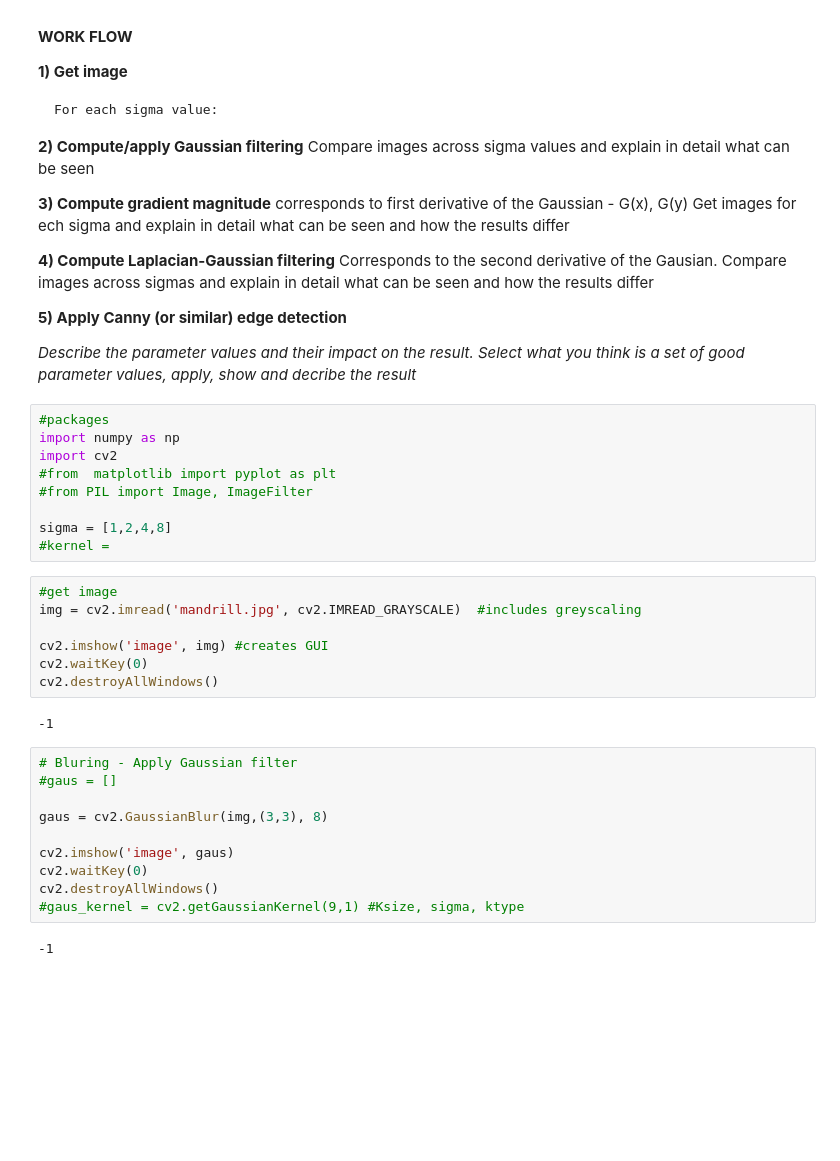
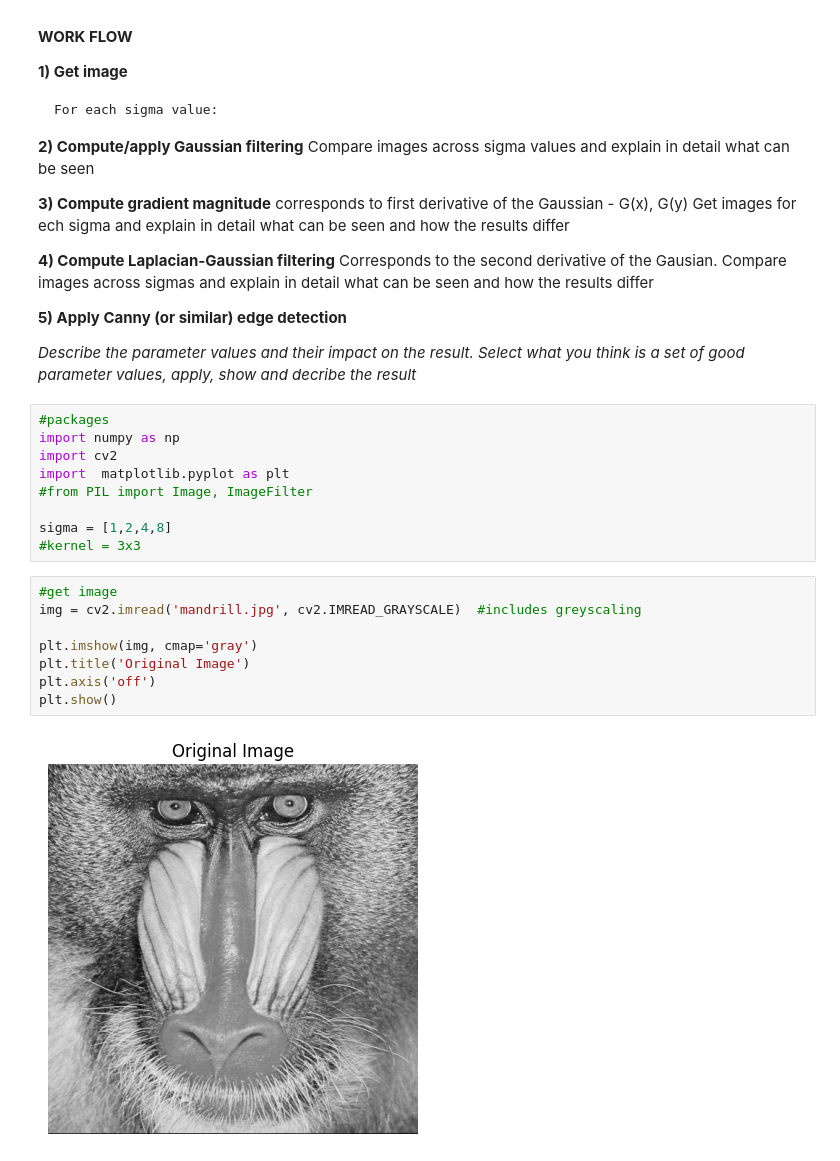
Before and after one commit to axelz3/VIPassingment2, a Jupyter notebook: code.ipynb, the cells around one changed output. Saved outputs shown, nothing was run; the diff lists cells and outputs as text; blank space fills up the shorter version.

```diff
--- a/code.ipynb
+++ b/code.ipynb
@@ -33,29 +33,18 @@ Compare images across sigmas and explain in detail what can be seen and how the
 #packages
 import numpy as np
 import cv2
-#from  matplotlib import pyplot as plt
+import  matplotlib.pyplot as plt
 #from PIL import Image, ImageFilter
 
 sigma = [1,2,4,8]
-#kernel =
+#kernel = 3x3
 # %%
 #get image
 img = cv2.imread('mandrill.jpg', cv2.IMREAD_GRAYSCALE)  #includes greyscaling
 
-cv2.imshow('image', img) #creates GUI
-cv2.waitKey(0)
-cv2.destroyAllWindows()
+plt.imshow(img, cmap='gray')
+plt.title('Original Image')
+plt.axis('off')
+plt.show()
 # %% [output]
--1
+[figure, added]
-# %%
-# Bluring - Apply Gaussian filter
-#gaus = []
-
-gaus = cv2.GaussianBlur(img,(3,3), 8)
-
-cv2.imshow('image', gaus)
-cv2.waitKey(0)
-cv2.destroyAllWindows()
-#gaus_kernel = cv2.getGaussianKernel(9,1) #Ksize, sigma, ktype
-# %% [output]
--1
```
Also changed, not shown: parts of 6 cells of this notebook, 15 other files.
